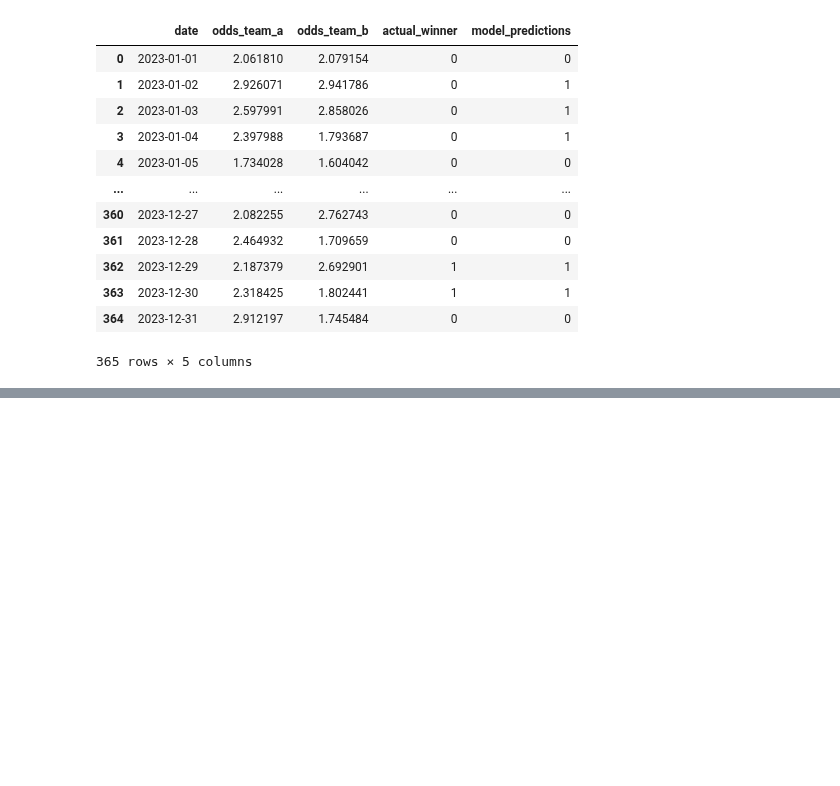
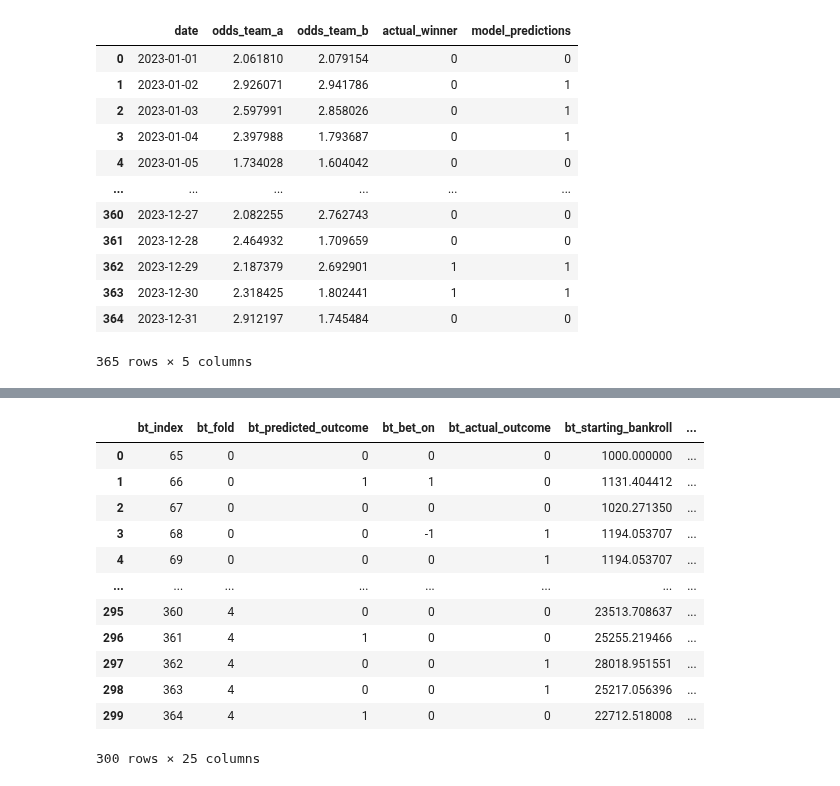
Before and after one commit to Pacman1984/backtestbuddy, a Jupyter notebook: notebooks/test.ipynb, the cells around one changed output, grey strips where cells are left out. Saved outputs shown, nothing was run; the diff lists cells and outputs as text; code cells hidden in the pictures; blank space fills up the shorter version.

Commit message:
refactor: Cells

```diff
--- a/notebooks/test.ipynb
+++ b/notebooks/test.ipynb
@@ -253,0 +263,35 @@ model_backtest.plot()
+# %%
+# Cell 4: Set up the backtester
+strategy = KellyCriterion()
+model = make_pipeline(StandardScaler(), LogisticRegression())
+
+# Initialize ModelBacktest with the dummy model
+model_backtest = ModelBacktest(
+    data=data,
+    date_column='date',
+    odds_columns=['odds_team_a', 'odds_team_b'],
+    outcome_column='actual_winner',
+    initial_bankroll=1000,
+    strategy=strategy,
+    cv_schema=TimeSeriesSplit(n_splits=5),
+    model=model
+)
+# Run the backtest
+model_backtest.run()
+# %%
+model_backtest.get_bookie_results()
+model_backtest.detailed_results
+# %% [output]
+|  | bt_index | bt_fold | bt_predicted_outcome | bt_bet_on | bt_actual_outcome | bt_starting_bankroll | ... |
+| 0 | 65 | 0 | 0 | 0 | 0 | 1000.000000 | ... |
+| 1 | 66 | 0 | 1 | 1 | 0 | 1131.404412 | ... |
+| 2 | 67 | 0 | 0 | 0 | 0 | 1020.271350 | ... |
+| 3 | 68 | 0 | 0 | -1 | 1 | 1194.053707 | ... |
+| 4 | 69 | 0 | 0 | 0 | 1 | 1194.053707 | ... |
+| ... | ... | ... | ... | ... | ... | ... | ... |
+| 295 | 360 | 4 | 0 | 0 | 0 | 23513.708637 | ... |
+| 296 | 361 | 4 | 1 | 0 | 0 | 25255.219466 | ... |
+| 297 | 362 | 4 | 0 | 0 | 1 | 28018.951551 | ... |
+| 298 | 363 | 4 | 0 | 0 | 1 | 25217.056396 | ... |
+| 299 | 364 | 4 | 1 | 0 | 0 | 22712.518008 | ... |
+300 rows × 25 columns
```
Also changed, not shown: parts of 14 cells of this notebook.
